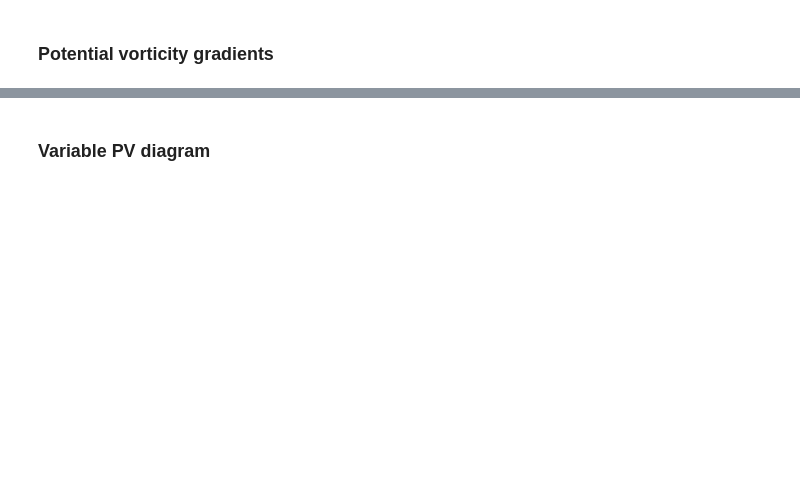
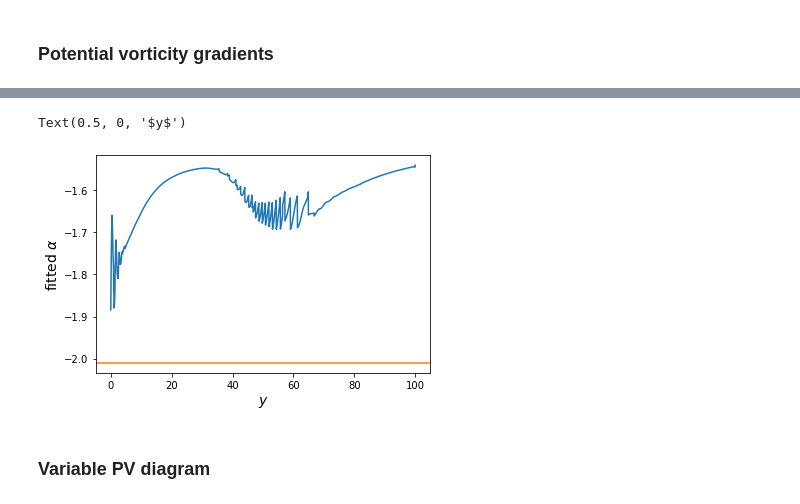
Before and after one commit to hdrake/sarah, a Jupyter notebook: notebooks/1_control_diagrams.ipynb, the cells around one changed output, grey strips where cells are left out. Drawn from its saved outputs; the diff is of its cells as text; code cells hidden in the pictures; blank space fills up the shorter version.

```diff
--- a/notebooks/1_control_diagrams.ipynb
+++ b/notebooks/1_control_diagrams.ipynb
@@ -322,3 +347,11 @@ Text(0, 0.5, '$y$')
+# %%
+plt.plot(channel.y[:,0], vpv_fits["α"])
+plt.axhline(α_zpv, color="C1")
+plt.ylabel(r"fitted $\alpha$", fontsize=14)
+plt.xlabel(r"$y$", fontsize=14)
+# %% [output]
+Text(0.5, 0, '$y$')
+[figure, added]
 # %% [markdown]
 ### Variable PV diagram
 # %%
```
Also changed, not shown: parts of 7 cells of this notebook, 42 other files.
